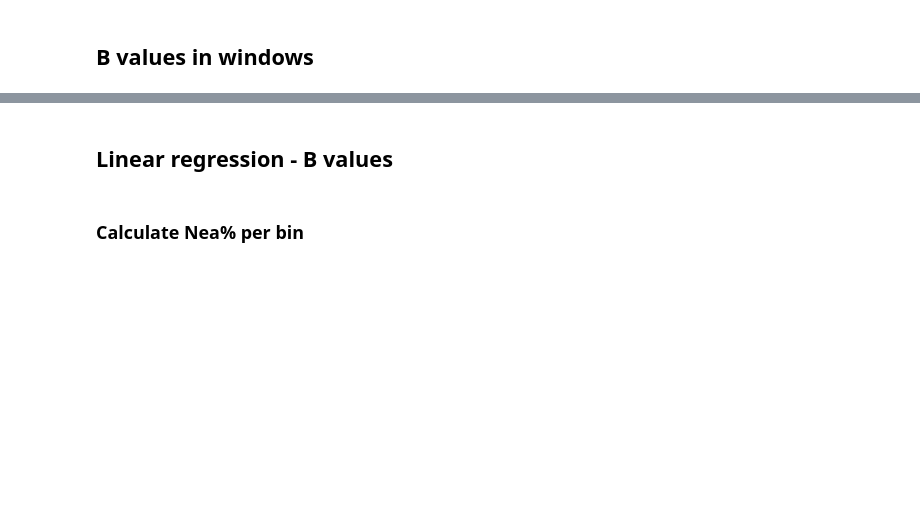
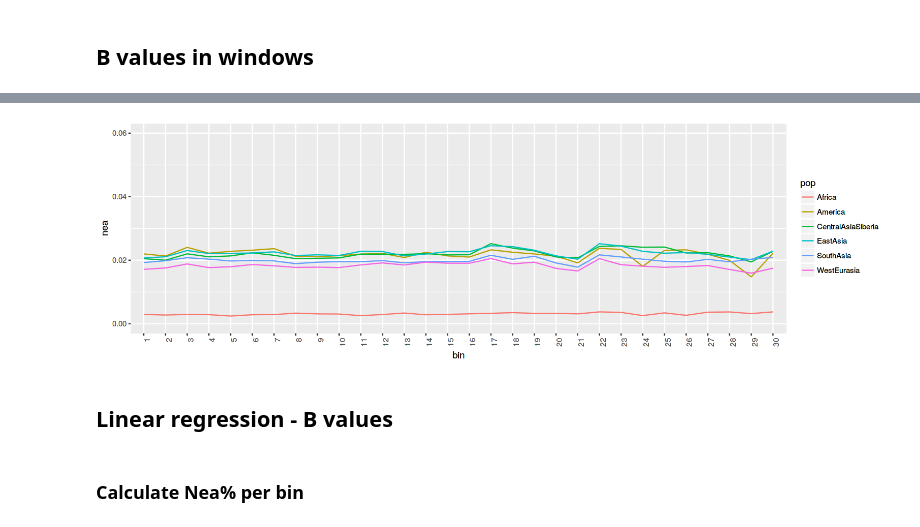
Before and after one commit to bodkan/nea-over-time, a Jupyter notebook: notebooks/annotation_analyses.ipynb, the cells around one changed output, grey strips where cells are left out. Drawn from its saved outputs; the diff is of its cells as text; code cells hidden in the pictures; blank space fills up the shorter version.

```diff
--- a/notebooks/annotation_analyses.ipynb
+++ b/notebooks/annotation_analyses.ipynb
@@ -485,3 +511,16 @@ ggplot(aes(bin, nea, group=pop, color=pop)) + geom_line() +
+# %%
+options(repr.plot.width=13, repr.plot.height=4)
+
+unnest(nea_bins, distance_bins) %>%
+    filter(pop != "EMH",  pop != "Africa" | str_detect(name, "Yoruba|Dinka")) %>%
+    group_by(pop, bin) %>%
+summarise(nea=mean(nea)) %>%
+ggplot(aes(bin, nea, group=pop, color=pop)) + geom_line() +
+    coord_cartesian(ylim=c(0, 0.06)) +
+#  geom_smooth(method="lm", size=0.3, se=FALSE) +
+    theme(axis.text.x=element_text(angle=90, hjust=1, size=9))
+# %% [output]
+[figure, added]
 # %% [markdown]
 ## Linear regression - B values
 # %% [markdown]
```
Also changed, not shown: parts of 9 cells of this notebook.
